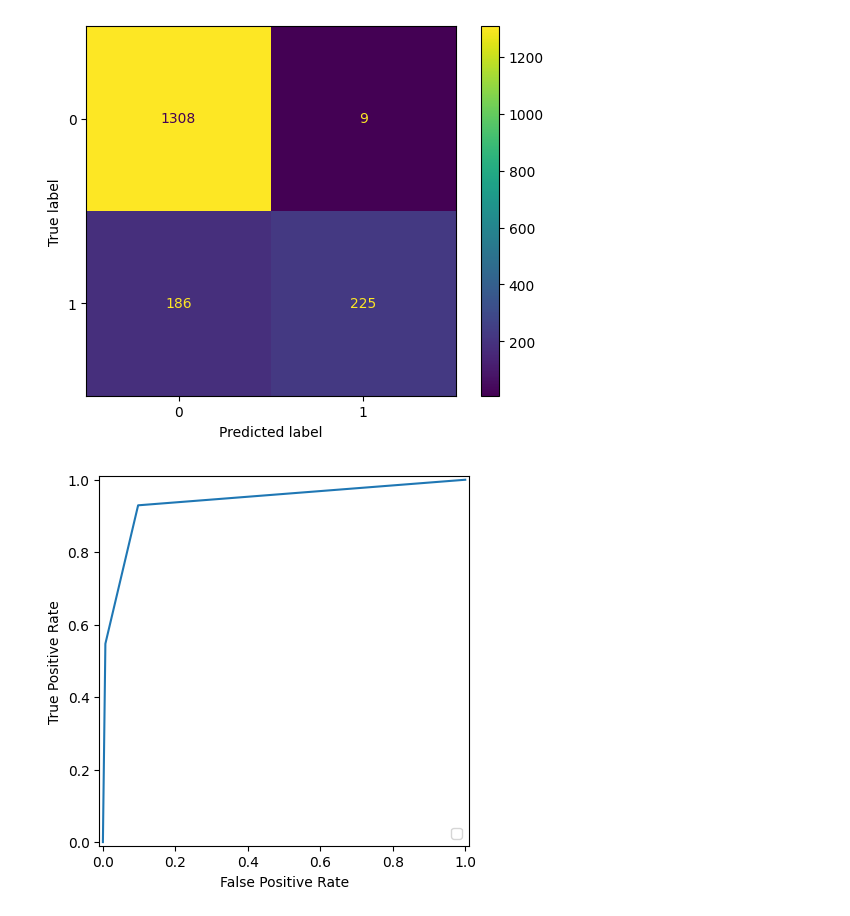
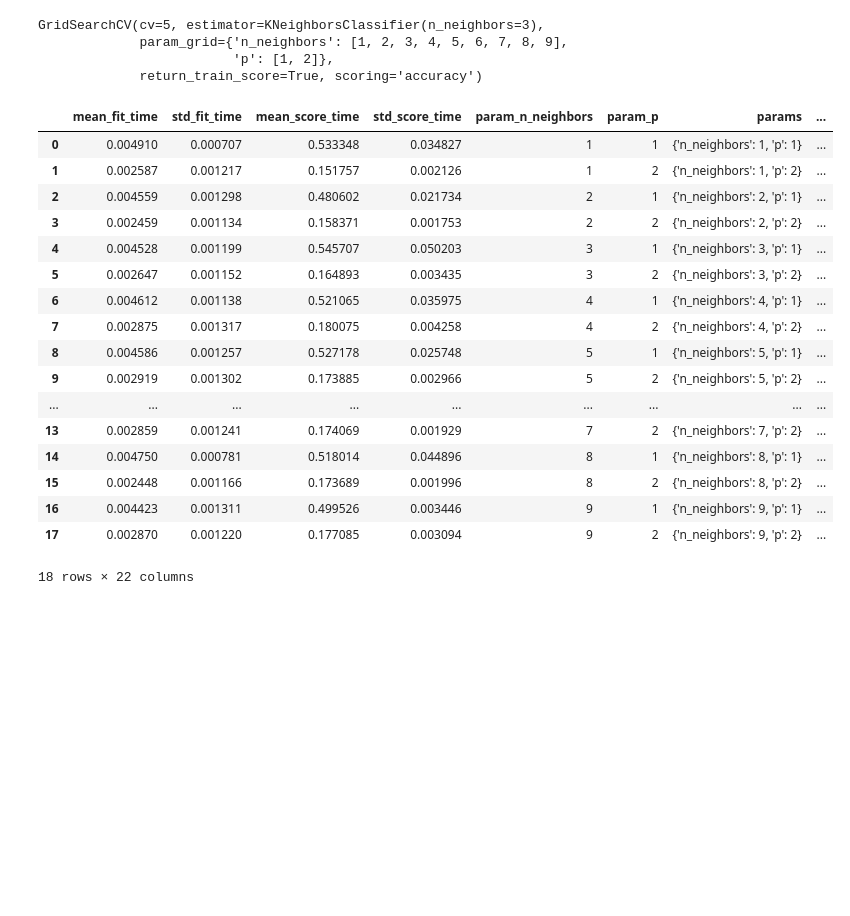
Before and after one commit to Wkuzmicz00/naive-bayes-classifier, a Jupyter notebook: notebooks/k-nearest-neighbours.ipynb, the cells around one changed output. Saved outputs shown, nothing was run; the diff lists cells and outputs as text; code cells hidden in the pictures; blank space fills up the shorter version.

```diff
--- a/notebooks/k-nearest-neighbours.ipynb
+++ b/notebooks/k-nearest-neighbours.ipynb
@@ -15,20 +15,42 @@ with open('Y.pkl', 'rb') as file:
 
 X_train, X_test = X[:4000], X[4000:]
 y_train, y_test = y[:4000], y[4000:]
-
-classificator = KNeighborsClassifier(2)
-classificator.fit(X_train, y_train)
-
-predict = classificator.predict(X_test.toarray())
-
-cm = confusion_matrix(y_test, predict)
-cm_display = ConfusionMatrixDisplay(cm).plot()
-
-y_prob = classificator.predict_proba(X_test)[:, 1]
-fpr, tpr, _ = roc_curve(y_test, y_prob)
-roc_display = RocCurveDisplay(fpr=fpr, tpr=tpr).plot()
-
-plt.show()
-# %% [output]
-[figure, removed]
-[figure, removed]
+# %%
+from sklearn.model_selection import GridSearchCV
+
+
+n_list = list(range(1, 10))
+
+param_grid = {'n_neighbors': n_list, 'p': [1, 2]}
+#minkowski metrics for p 1 metric = manhattan, for p 2  metric = euclidan
+
+grid_search = GridSearchCV(classificator, param_grid, cv=5, scoring='accuracy', return_train_score=True)
+
+grid_search.fit(X_train, y_train)
+# %% [output]
+GridSearchCV(cv=5, estimator=KNeighborsClassifier(n_neighbors=3),
+             param_grid={'n_neighbors': [1, 2, 3, 4, 5, 6, 7, 8, 9],
+                         'p': [1, 2]},
+             return_train_score=True, scoring='accuracy')
+# %%
+pd.DataFrame(grid_search.cv_results_).head(20)
+#TO DO WYKRES
+# %% [output]
+|  | mean_fit_time | std_fit_time | mean_score_time | std_score_time | param_n_neighbors | param_p | params | ... |
+| 0 | 0.004910 | 0.000707 | 0.533348 | 0.034827 | 1 | 1 | {'n_neighbors': 1, 'p': 1} | ... |
+| 1 | 0.002587 | 0.001217 | 0.151757 | 0.002126 | 1 | 2 | {'n_neighbors': 1, 'p': 2} | ... |
+| 2 | 0.004559 | 0.001298 | 0.480602 | 0.021734 | 2 | 1 | {'n_neighbors': 2, 'p': 1} | ... |
+| 3 | 0.002459 | 0.001134 | 0.158371 | 0.001753 | 2 | 2 | {'n_neighbors': 2, 'p': 2} | ... |
+| 4 | 0.004528 | 0.001199 | 0.545707 | 0.050203 | 3 | 1 | {'n_neighbors': 3, 'p': 1} | ... |
+| 5 | 0.002647 | 0.001152 | 0.164893 | 0.003435 | 3 | 2 | {'n_neighbors': 3, 'p': 2} | ... |
+| 6 | 0.004612 | 0.001138 | 0.521065 | 0.035975 | 4 | 1 | {'n_neighbors': 4, 'p': 1} | ... |
+| 7 | 0.002875 | 0.001317 | 0.180075 | 0.004258 | 4 | 2 | {'n_neighbors': 4, 'p': 2} | ... |
+| 8 | 0.004586 | 0.001257 | 0.527178 | 0.025748 | 5 | 1 | {'n_neighbors': 5, 'p': 1} | ... |
+| 9 | 0.002919 | 0.001302 | 0.173885 | 0.002966 | 5 | 2 | {'n_neighbors': 5, 'p': 2} | ... |
+| ... | ... | ... | ... | ... | ... | ... | ... | ... |
+| 13 | 0.002859 | 0.001241 | 0.174069 | 0.001929 | 7 | 2 | {'n_neighbors': 7, 'p': 2} | ... |
+| 14 | 0.004750 | 0.000781 | 0.518014 | 0.044896 | 8 | 1 | {'n_neighbors': 8, 'p': 1} | ... |
+| 15 | 0.002448 | 0.001166 | 0.173689 | 0.001996 | 8 | 2 | {'n_neighbors': 8, 'p': 2} | ... |
+| 16 | 0.004423 | 0.001311 | 0.499526 | 0.003446 | 9 | 1 | {'n_neighbors': 9, 'p': 1} | ... |
+| 17 | 0.002870 | 0.001220 | 0.177085 | 0.003094 | 9 | 2 | {'n_neighbors': 9, 'p': 2} | ... |
+18 rows × 22 columns
```
Also changed, not shown: parts of 1 cell of this notebook.
